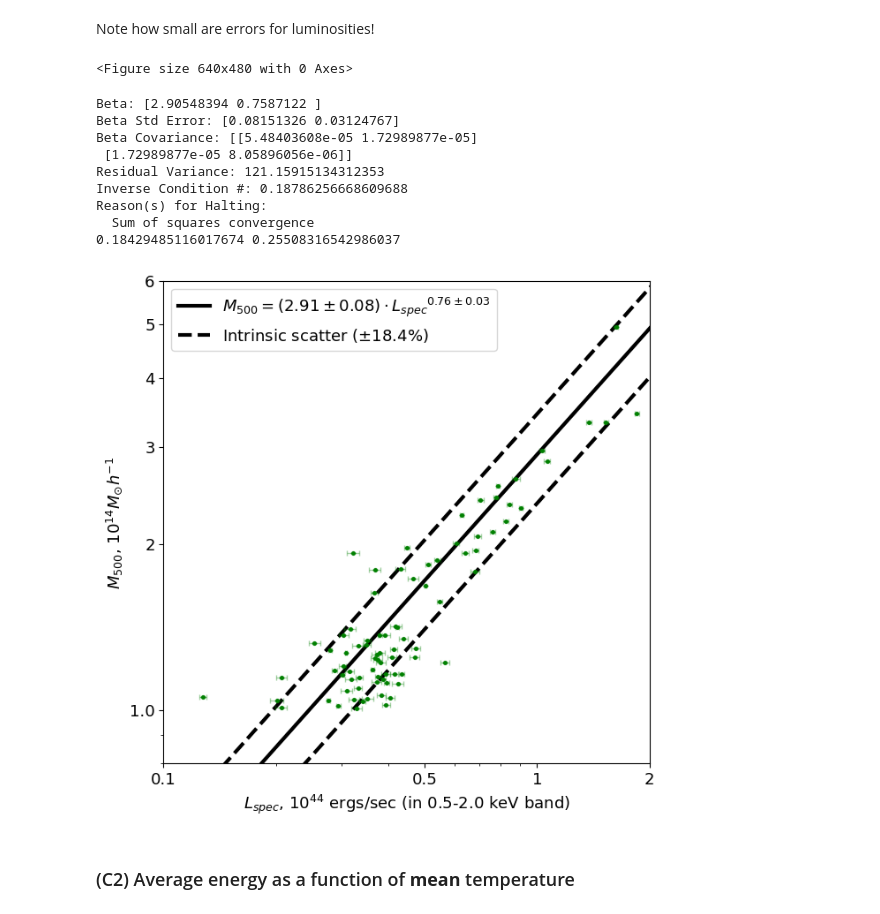
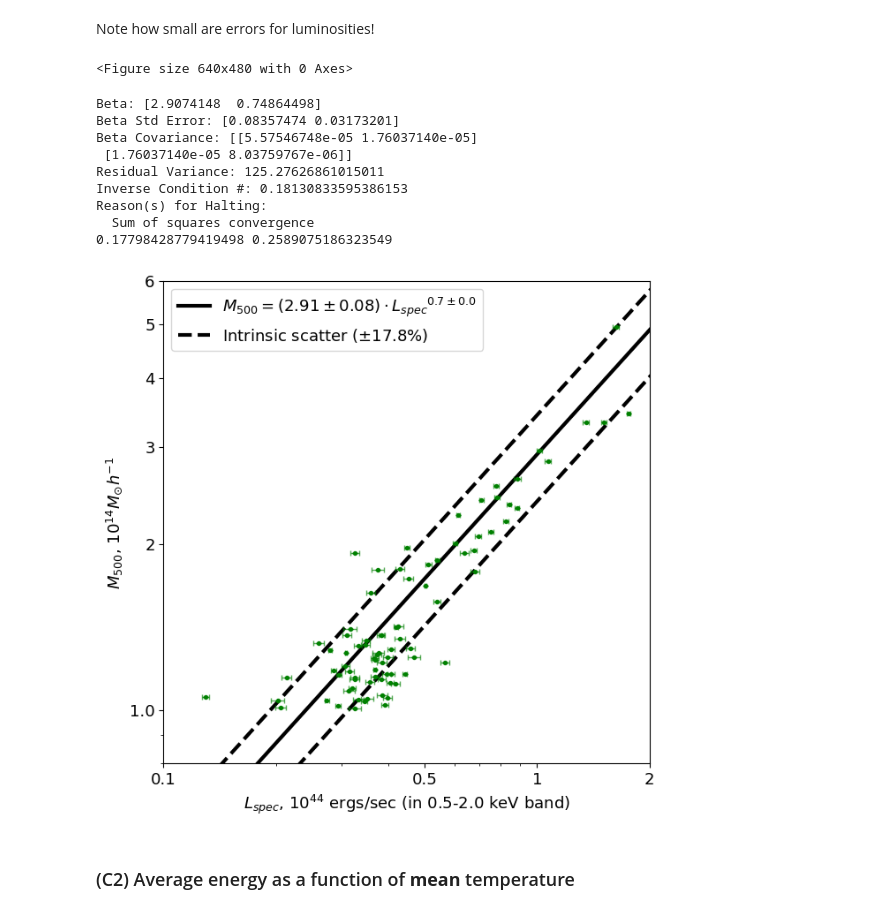
Before and after one commit to pi4imu/magneticum, a Jupyter notebook: spectra_magneticum.ipynb, the cells around one changed output. Drawn from its saved outputs; the diff is of its cells as text; code cells hidden in the pictures.

```diff
--- a/spectra_magneticum.ipynb
+++ b/spectra_magneticum.ipynb
@@ -452,7 +449,7 @@ np.mean(list(read_table[9].values()))
 NNNN = 50
 
 #table_name = '0_ab-fix_cstat_10ks_standard-'+str(NNNN)
-table_name =  '0_clean_50_NEW' # new_new #_0.5-2.0'
+table_name =  '0_clean_50_1.0' # new_new #_0.5-2.0'
 
 read_table = pd.read_csv('tables/table_'+table_name+'.csv', header=None, index_col=0, delimiter=' ').to_dict()
 
@@ -687,43 +719,43 @@ draw_line(yyy, yyy_err, masses, np.array(masses)*0,
 #             linewidth=0, marker='o', markersize=4, alpha=0.95,
 #             elinewidth=2, capsize=3, color="r")
 
-plt.ylabel("$M_{500}$, $10^{14} M_{\odot} h^{-1}$", fontsize=13)
+plt.ylabel("$M_{500}$, $10^{14} M_{\\odot} h^{-1}$", fontsize=13)
 plt.xlabel("$L_{spec}$, $10^{44}$ ergs/sec (in 0.5-2.0 keV band)", fontsize=13)
 #plt.ylabel("Factor = $L_{spec}$ (0.1-10.0 keV)  /  $L_{spec}$ (0.5-2.0 keV)", fontsize=13)
 
 plt.xscale("log")
 plt.yscale("log")
 
 #plt.xticks([1,1.5,2,2.5,3,3.5,4,4.5,5], [1,1.5,2,2.5,3,3.5,4,4.5,5], size=13)
 plt.yticks([1.0, 2, 3, 4, 5, 6, 7], [1.0, 2, 3, 4, 5, 6, 7], size=13)
 plt.xticks([0.1, 0.5, 1, 2], [0.1, 0.5, 1, 2], size=13)
 #plt.yticks([2, 3], [2, 3], size=13)
 plt.legend(fontsize=13, loc=2)
 
 #plt.gca().add_patch(Rectangle((0.07, 0.4), 0.15, 0.5, linewidth=1,
 #                              edgecolor='w', facecolor='w', fill=True, zorder=2))
 
 plt.xlim(0.1, 2.0)
 plt.ylim(0.8, 6)
 
 #plt.scatter(masses, [a[0] for a in lumin_usr])
 #plt.scatter(masses, 1.056 * 0.704**(-2) * (np.array(masses)/3.9)**1.61 * E(np.array(zxs))**(.85))
 
 plt.savefig('figures/L_vs_M_reversed.pdf', format='pdf')
 
 plt.show()
 # %% [output]
 <Figure size 640x480 with 0 Axes>
-Beta: [2.90548394 0.7587122 ]
-Beta Std Error: [0.08151326 0.03124767]
-Beta Covariance: [[5.48403608e-05 1.72989877e-05]
- [1.72989877e-05 8.05896056e-06]]
-Residual Variance: 121.15915134312353
-Inverse Condition #: 0.18786256668609688
+Beta: [2.9074148  0.74864498]
+Beta Std Error: [0.08357474 0.03173201]
+Beta Covariance: [[5.57546748e-05 1.76037140e-05]
+ [1.76037140e-05 8.03759767e-06]]
+Residual Variance: 125.27626861015011
+Inverse Condition #: 0.18130833595386153
 Reason(s) for Halting:
   Sum of squares convergence
-0.18429485116017674 0.25508316542986037
+0.17798428779419498 0.2589075186323549
-[figure, old version]
+[figure, new version]
 # %% [markdown]
 ### (C2) Average energy as a function of **mean** temperature
 # %% [markdown]
```
Also changed, not shown: parts of 23 cells of this notebook, 16 other files.
